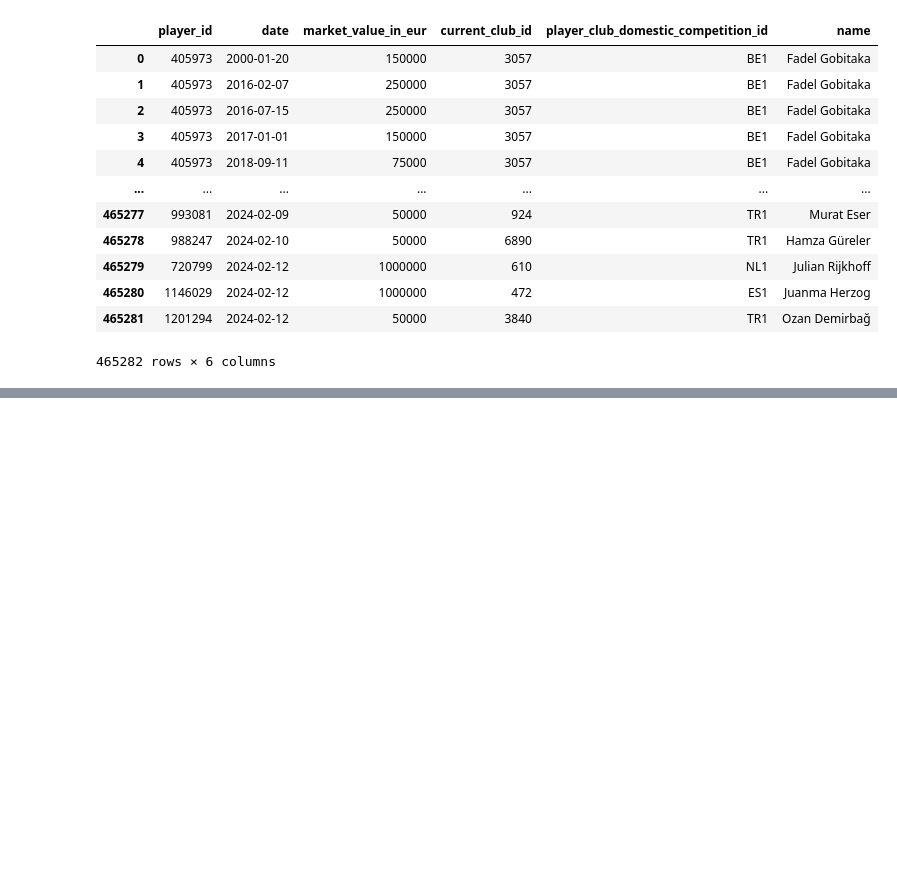
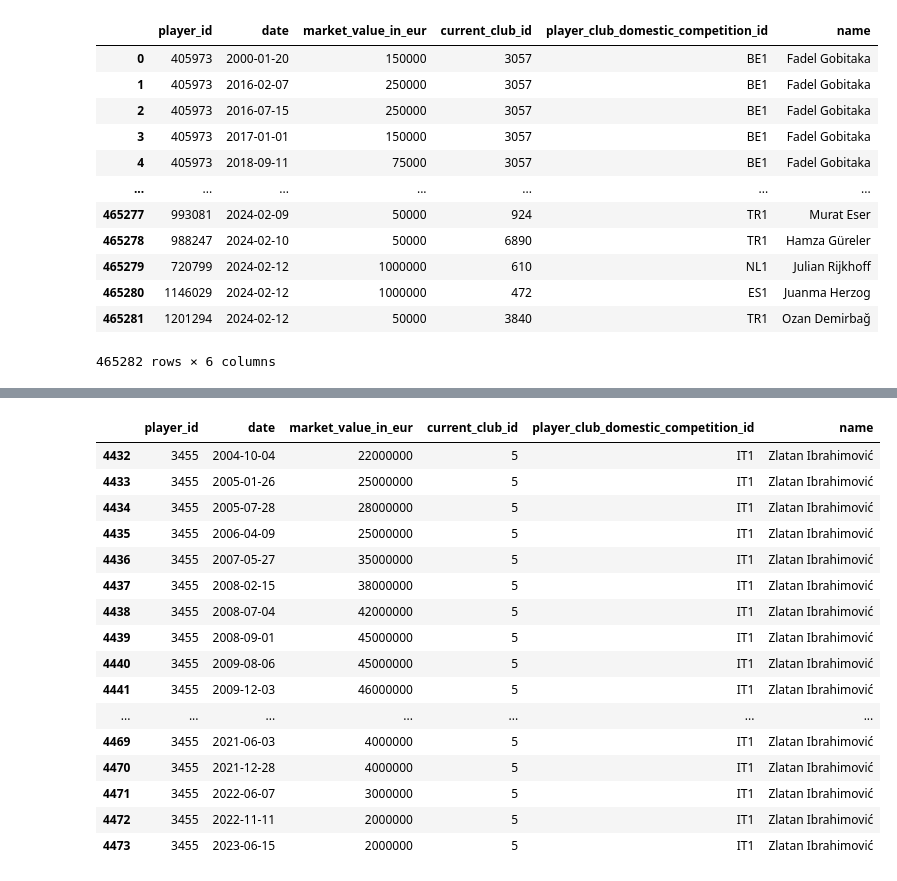
Before and after one commit to JackBenadon/DS440-Project, a Jupyter notebook: Pre_processing.ipynb, the cells around one changed output, grey strips where cells are left out. Cells and saved outputs as stored; diff of their text form; code cells hidden in the pictures; blank space fills up the shorter version.

```diff
--- a/Pre_processing.ipynb
+++ b/Pre_processing.ipynb
@@ -90,0 +108,21 @@ Successfully installed pydantic-1.10.8 pyfotmob-0.0.3 python-benedict-0.32.0 pyt
+# %%
+filtered_df = merged_table[merged_table['name'] == 'Zlatan Ibrahimović']
+filtered_df
+# %% [output]
+|  | player_id | date | market_value_in_eur | current_club_id | player_club_domestic_competition_id | name |
+| 4432 | 3455 | 2004-10-04 | 22000000 | 5 | IT1 | Zlatan Ibrahimović |
+| 4433 | 3455 | 2005-01-26 | 25000000 | 5 | IT1 | Zlatan Ibrahimović |
+| 4434 | 3455 | 2005-07-28 | 28000000 | 5 | IT1 | Zlatan Ibrahimović |
+| 4435 | 3455 | 2006-04-09 | 25000000 | 5 | IT1 | Zlatan Ibrahimović |
+| 4436 | 3455 | 2007-05-27 | 35000000 | 5 | IT1 | Zlatan Ibrahimović |
+| 4437 | 3455 | 2008-02-15 | 38000000 | 5 | IT1 | Zlatan Ibrahimović |
+| 4438 | 3455 | 2008-07-04 | 42000000 | 5 | IT1 | Zlatan Ibrahimović |
+| 4439 | 3455 | 2008-09-01 | 45000000 | 5 | IT1 | Zlatan Ibrahimović |
+| 4440 | 3455 | 2009-08-06 | 45000000 | 5 | IT1 | Zlatan Ibrahimović |
+| 4441 | 3455 | 2009-12-03 | 46000000 | 5 | IT1 | Zlatan Ibrahimović |
+| ... | ... | ... | ... | ... | ... | ... |
+| 4469 | 3455 | 2021-06-03 | 4000000 | 5 | IT1 | Zlatan Ibrahimović |
+| 4470 | 3455 | 2021-12-28 | 4000000 | 5 | IT1 | Zlatan Ibrahimović |
+| 4471 | 3455 | 2022-06-07 | 3000000 | 5 | IT1 | Zlatan Ibrahimović |
+| 4472 | 3455 | 2022-11-11 | 2000000 | 5 | IT1 | Zlatan Ibrahimović |
+| 4473 | 3455 | 2023-06-15 | 2000000 | 5 | IT1 | Zlatan Ibrahimović |
```
Also changed, not shown: parts of 5 cells of this notebook.
